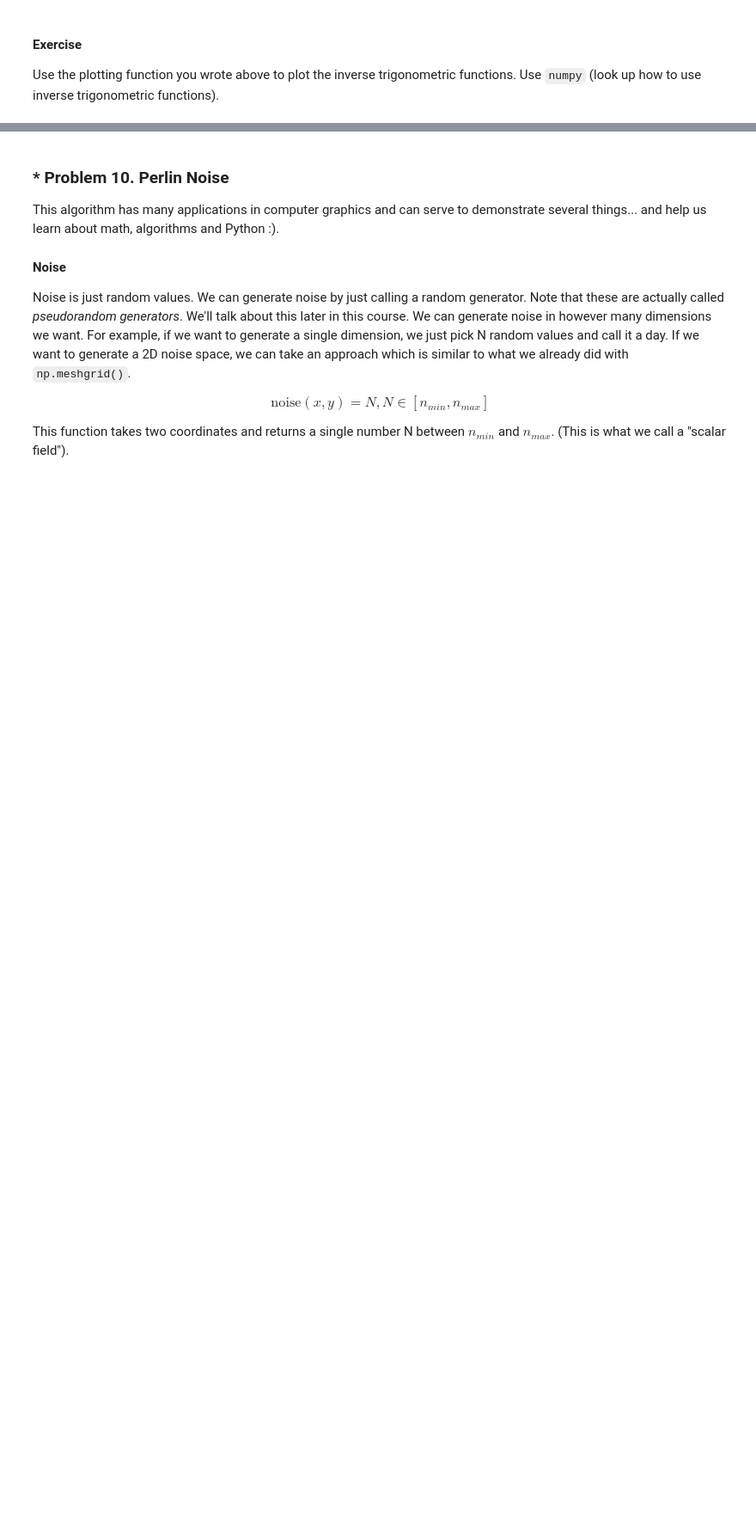
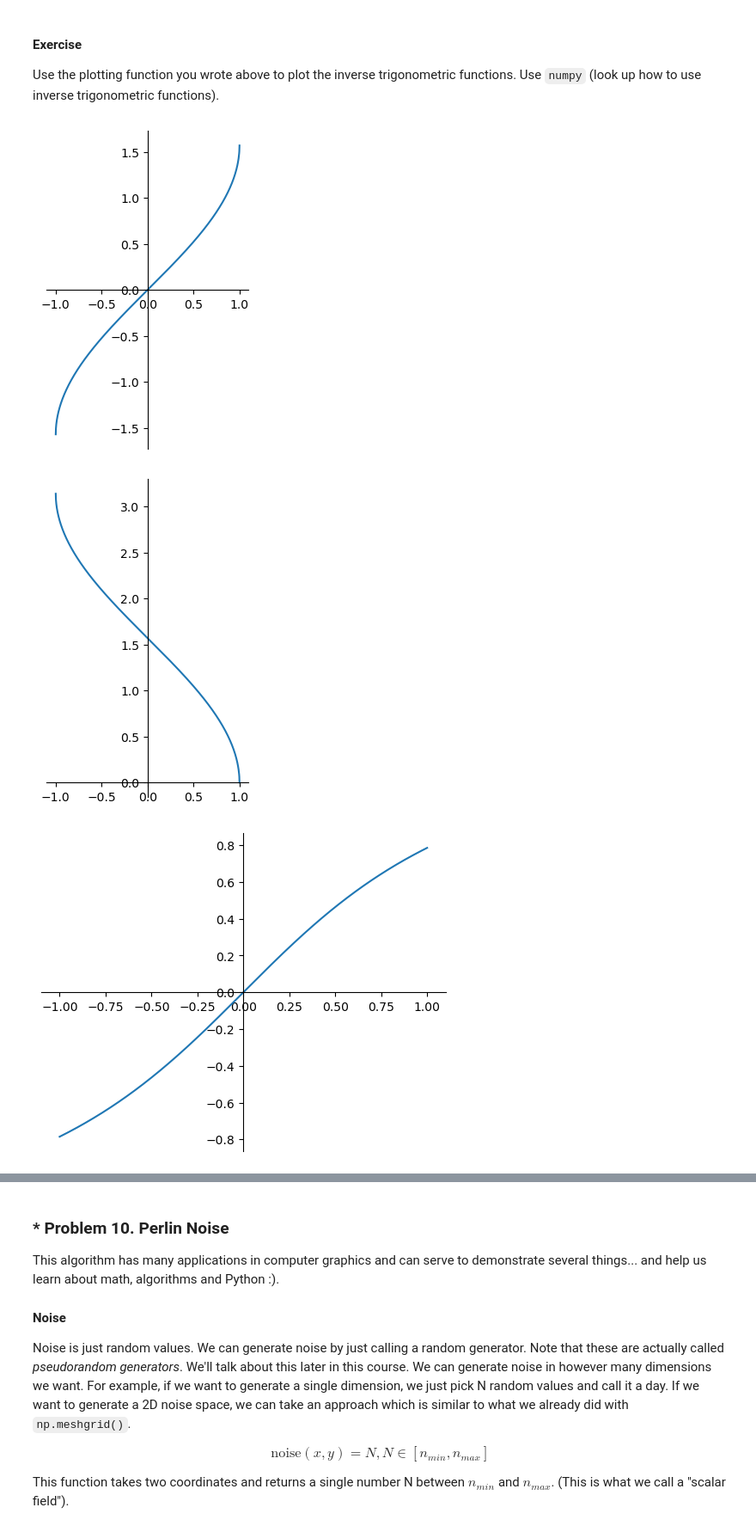
Before and after one commit to plamenborachev/Softuni-MathConceptsForDevelopers-March2024, a Jupyter notebook: 02.High-School-Maths-Exercise/High-SchoolMathsExercise.ipynb, the cells around one changed output, grey strips where cells are left out. Shown at 86% size. Drawn from its saved outputs; the diff is of its cells as text; code cells hidden in the pictures; blank space fills up the shorter version.

Commit message:
High-SchoolMathsExercise Task 9

```diff
--- a/02.High-School-Maths-Exercise/High-SchoolMathsExercise.ipynb
+++ b/02.High-School-Maths-Exercise/High-SchoolMathsExercise.ipynb
@@ -793,5 +792,14 @@ Just notice the difference between $\sin^{-1}(x) := \arcsin(x)$ and $\sin(x^{-1}
 Use the plotting function you wrote above to plot the inverse trigonometric functions. Use `numpy` (look up how to use inverse trigonometric functions).
 # %%
 # Write your code here
+
 #test
+plot_math_functions([lambda x: np.arcsin(x)], -1, 1, 1000)
+plot_math_functions([lambda x: np.arccos(x)], -1, 1, 1000)
+plot_math_functions([lambda x: np.arctan(x)], -1, 1, 1000)
+plot_math_functions([lambda x: (np.cos(x) / np.sin(x)) ** (-1)], -1, 1, 1000)
 # sdbewrqberb
+# %% [output]
+[figure, added]
+[figure, added]
+[figure, added]
```
Also changed, not shown: parts of 5 cells of this notebook.
